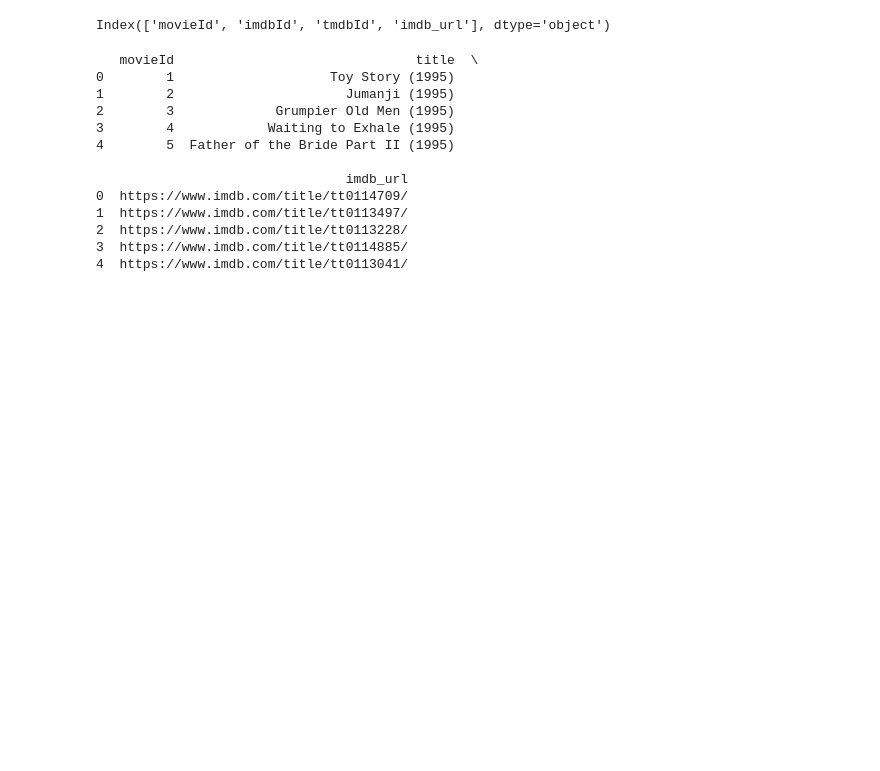
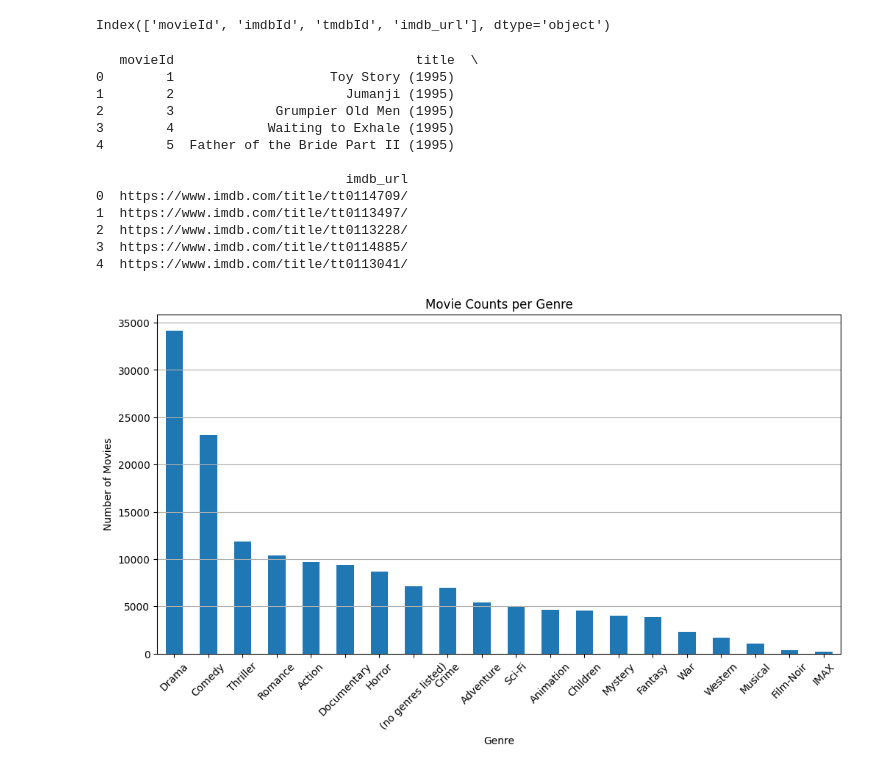
Before and after one commit to ravi1v/Movie-recommendation-system, a Jupyter notebook: Data_preprocessing.ipynb, the cells around one changed output. Drawn from its saved outputs; the diff is of its cells as text; code cells hidden in the pictures; blank space fills up the shorter version.

Commit message:
Data is preprocessed

```diff
--- a/Data_preprocessing.ipynb
+++ b/Data_preprocessing.ipynb
@@ -215,3 +215,29 @@ print(movies[['movieId', 'title', 'imdb_url']].head())
 2  https://www.imdb.com/title/tt0113228/
 3  https://www.imdb.com/title/tt0114885/
 4  https://www.imdb.com/title/tt0113041/
+# %%
+
+import pandas as pd
+import matplotlib.pyplot as plt
+
+# Assuming movies DataFrame has a 'genres' column with pipe-separated genres
+movies = pd.read_csv('movies_with_imdb_url.csv')
+
+# Split the genres column and explode into rows
+movies['genres'] = movies['genres'].str.split('|')
+all_genres = movies.explode('genres')
+
+# Count the number of movies per genre
+genre_counts = all_genres['genres'].value_counts()
+
+# Plotting the counts
+plt.figure(figsize=(12, 6))
+genre_counts.plot(kind='bar')
+plt.title('Movie Counts per Genre')
+plt.xlabel('Genre')
+plt.ylabel('Number of Movies')
+plt.xticks(rotation=45)
+plt.grid(axis='y')
+plt.show()
+# %% [output]
+[figure, added]
```
